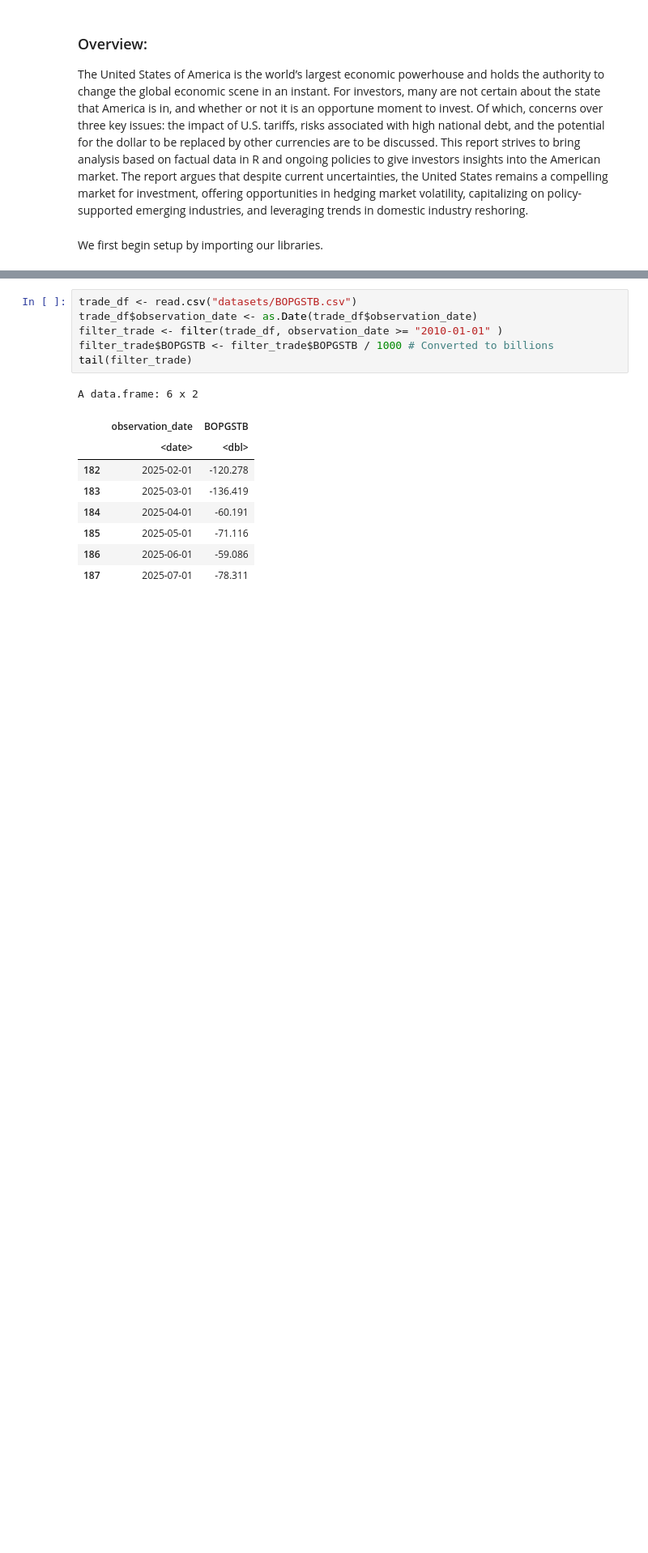
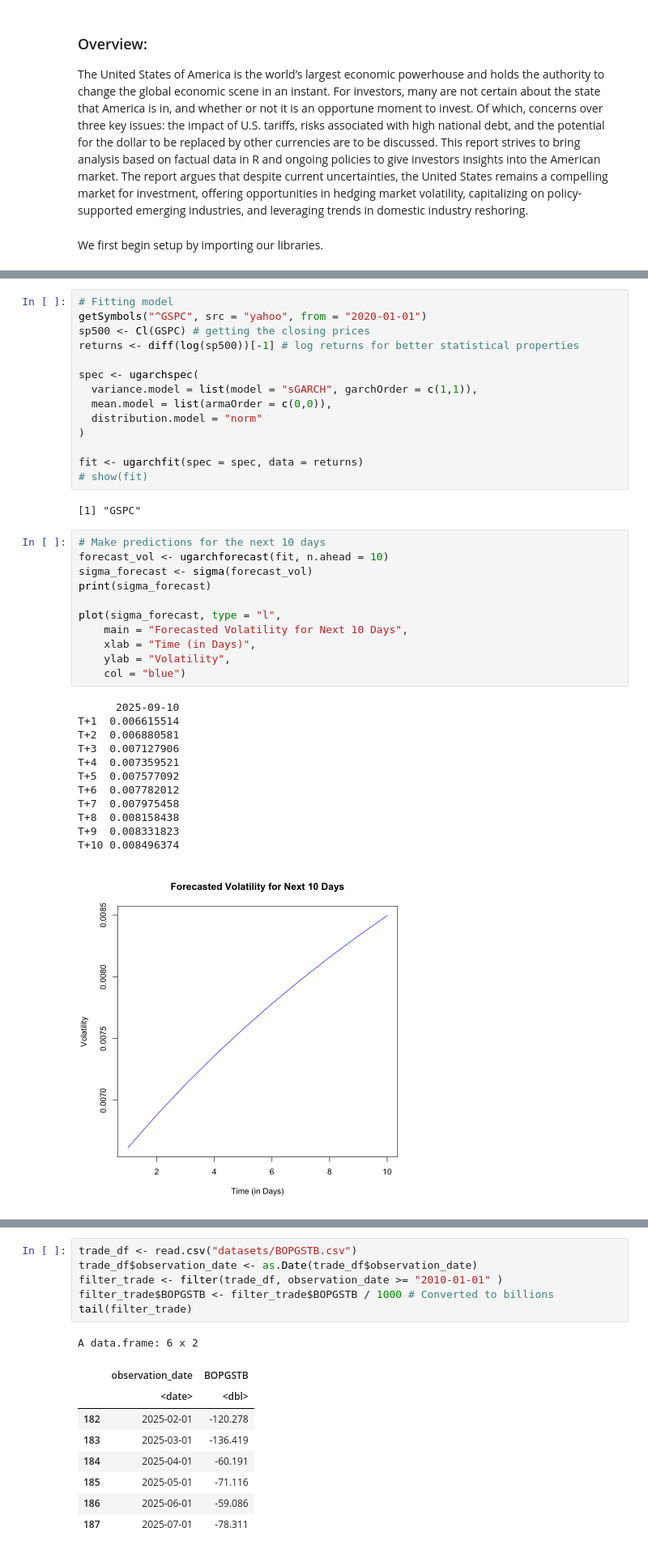
Before and after one commit to NotNotNotDavid/usmarkets, a Jupyter notebook: analysisReport_inR.ipynb, the cells around one changed output, grey strips where cells are left out. Shown at 81% size. Drawn from its saved outputs; the diff is of its cells as text; blank space fills up the shorter version.

Commit message:
garch model

```diff
--- a/analysisReport_inR.ipynb
+++ b/analysisReport_inR.ipynb
@@ -14,0 +102,40 @@ library(scales) # For better formatting
+# %%
+# Fitting model
+getSymbols("^GSPC", src = "yahoo", from = "2020-01-01")
+sp500 <- Cl(GSPC) # getting the closing prices
+returns <- diff(log(sp500))[-1] # log returns for better statistical properties
+
+spec <- ugarchspec(
+  variance.model = list(model = "sGARCH", garchOrder = c(1,1)),
+  mean.model = list(armaOrder = c(0,0)),
+  distribution.model = "norm"
+)
+
+fit <- ugarchfit(spec = spec, data = returns)
+# show(fit)
+# %% [output]
+[1] "GSPC"
+# %%
+# Make predictions for the next 10 days
+forecast_vol <- ugarchforecast(fit, n.ahead = 10)
+sigma_forecast <- sigma(forecast_vol)
+print(sigma_forecast)
+
+plot(sigma_forecast, type = "l",
+    main = "Forecasted Volatility for Next 10 Days",
+    xlab = "Time (in Days)",
+    ylab = "Volatility",
+    col = "blue")
+# %% [output]
+      2025-09-10
+T+1  0.006615514
+T+2  0.006880581
+T+3  0.007127906
+T+4  0.007359521
+T+5  0.007577092
+T+6  0.007782012
+T+7  0.007975458
+T+8  0.008158438
+T+9  0.008331823
+T+10 0.008496374
+[figure, added]
```
Also changed, not shown: parts of 13 cells of this notebook, 1 other file.
